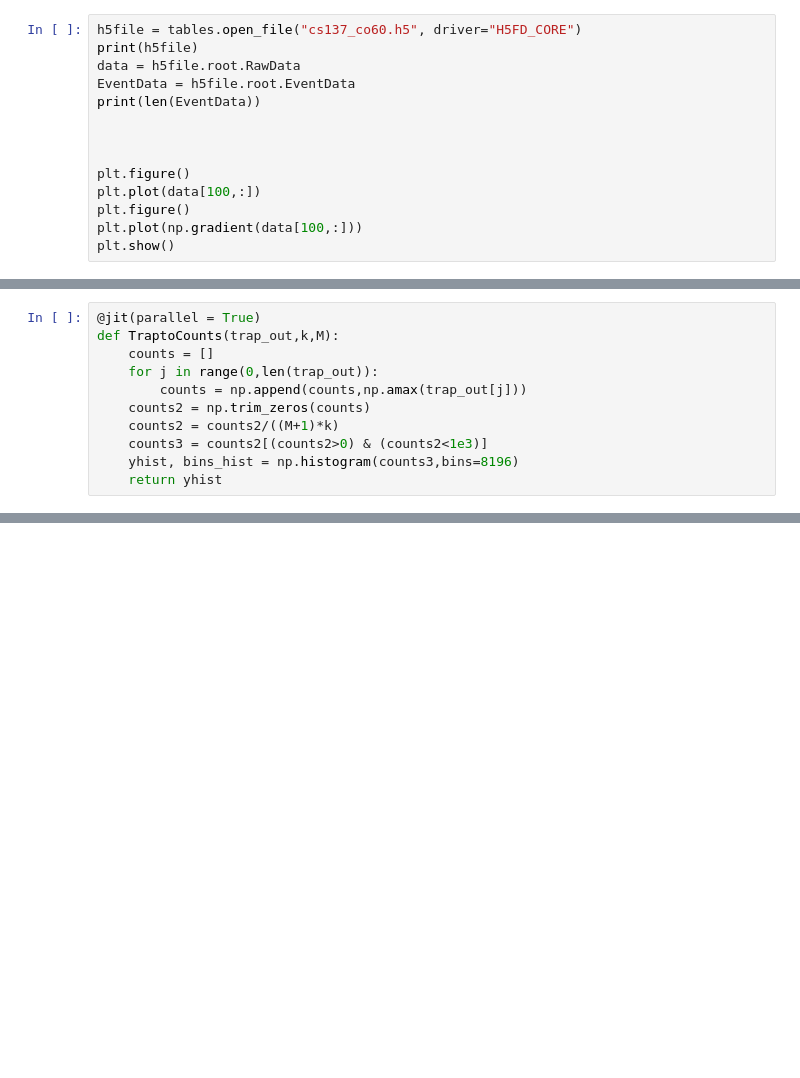
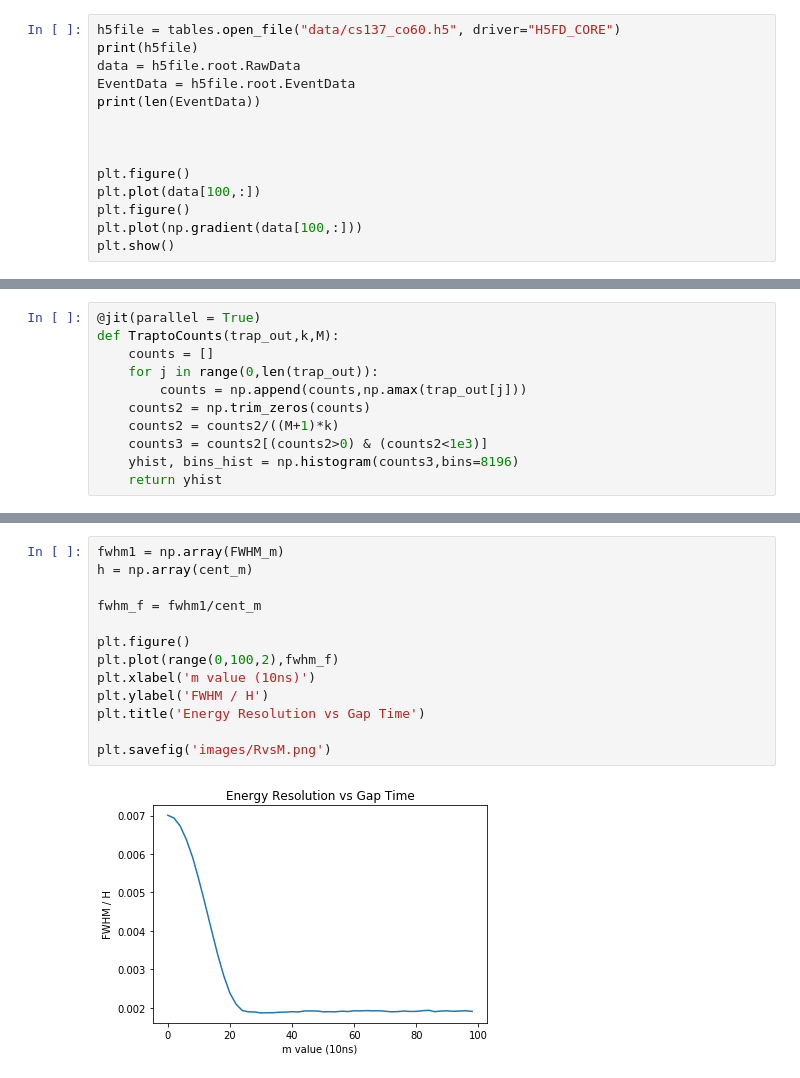
Before and after one commit to NE204-Fall2018/christopher-brand-lab1, a Jupyter notebook: Find_m.ipynb, the cells around one changed output, grey strips where cells are left out. Saved outputs shown, nothing was run; the diff lists cells and outputs as text; blank space fills up the shorter version.

```diff
--- a/Find_m.ipynb
+++ b/Find_m.ipynb
@@ -10,7 +10,7 @@ import scipy.optimize as opt
 import tables
 import os
 # %%
-h5file = tables.open_file("cs137_co60.h5", driver="H5FD_CORE")
+h5file = tables.open_file("data/cs137_co60.h5", driver="H5FD_CORE")
 print(h5file)
 data = h5file.root.RawData
 EventData = h5file.root.EventData
@@ -204,0 +205,15 @@ m= 90
+# %%
+fwhm1 = np.array(FWHM_m)
+h = np.array(cent_m)
+
+fwhm_f = fwhm1/cent_m
+
+plt.figure()
+plt.plot(range(0,100,2),fwhm_f)
+plt.xlabel('m value (10ns)')
+plt.ylabel('FWHM / H')
+plt.title('Energy Resolution vs Gap Time')
+
+plt.savefig('images/RvsM.png')
+# %% [output]
+[figure, added]
```
Also changed, not shown: parts of 1 cell of this notebook, 5 other files.
